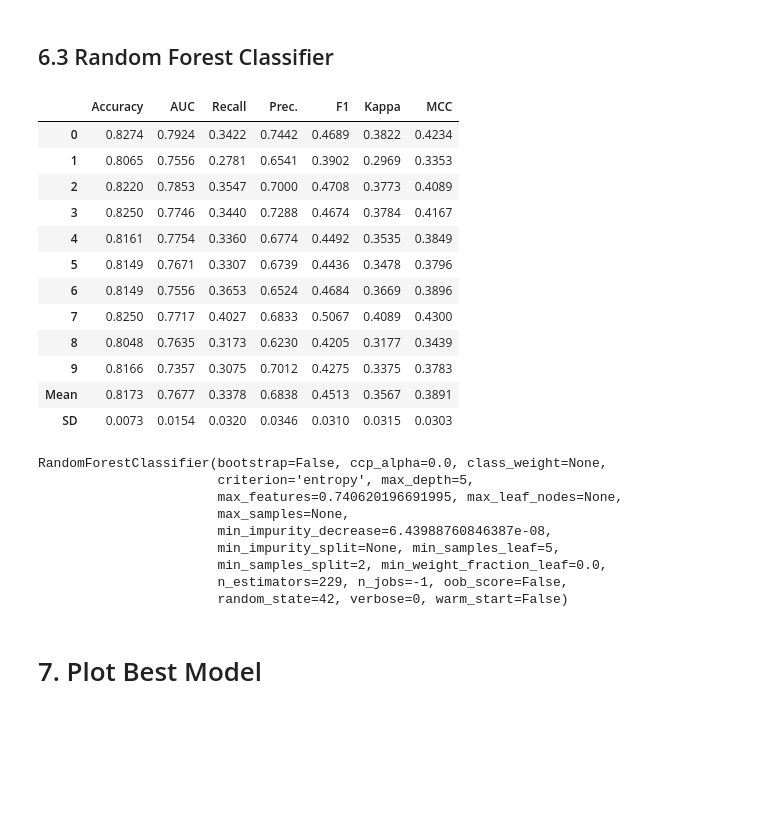
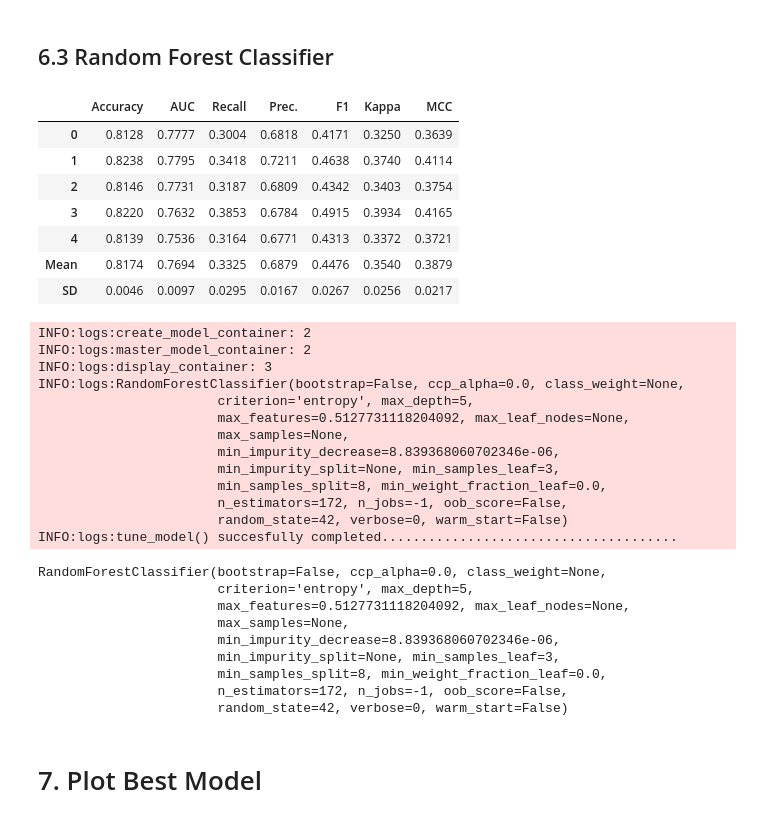
Before and after one commit to MaksonViini/Teste, a Jupyter notebook: Machine Learning Models/pycaret_classification.ipynb, the cells around one changed output. Drawn from its saved outputs; the diff is of its cells as text; code cells hidden in the pictures; blank space fills up the shorter version.

```diff
--- a/Machine Learning Models/pycaret_classification.ipynb
+++ b/Machine Learning Models/pycaret_classification.ipynb
@@ -324,33 +324,40 @@ KNeighborsClassifier(algorithm='auto', leaf_size=30, metric='euclidean',
 # %% [markdown]
 ## 6.3 Random Forest Classifier
 # %%
-tuned_clf = tune_model(clf, n_iter=10, search_library='tune-sklearn',
-                                      search_algorithm='bayesian')
+tuned_clf = tune_model(clf, n_iter=5, search_library='scikit-optimize', fold=5)
 # %% [output]
 |  | Accuracy | AUC | Recall | Prec. | F1 | Kappa | MCC |
-| 0 | 0.8274 | 0.7924 | 0.3422 | 0.7442 | 0.4689 | 0.3822 | 0.4234 |
-| 1 | 0.8065 | 0.7556 | 0.2781 | 0.6541 | 0.3902 | 0.2969 | 0.3353 |
-| 2 | 0.8220 | 0.7853 | 0.3547 | 0.7000 | 0.4708 | 0.3773 | 0.4089 |
-| 3 | 0.8250 | 0.7746 | 0.3440 | 0.7288 | 0.4674 | 0.3784 | 0.4167 |
-| 4 | 0.8161 | 0.7754 | 0.3360 | 0.6774 | 0.4492 | 0.3535 | 0.3849 |
-| 5 | 0.8149 | 0.7671 | 0.3307 | 0.6739 | 0.4436 | 0.3478 | 0.3796 |
-| 6 | 0.8149 | 0.7556 | 0.3653 | 0.6524 | 0.4684 | 0.3669 | 0.3896 |
-| 7 | 0.8250 | 0.7717 | 0.4027 | 0.6833 | 0.5067 | 0.4089 | 0.4300 |
-| 8 | 0.8048 | 0.7635 | 0.3173 | 0.6230 | 0.4205 | 0.3177 | 0.3439 |
-| 9 | 0.8166 | 0.7357 | 0.3075 | 0.7012 | 0.4275 | 0.3375 | 0.3783 |
-| Mean | 0.8173 | 0.7677 | 0.3378 | 0.6838 | 0.4513 | 0.3567 | 0.3891 |
-| SD | 0.0073 | 0.0154 | 0.0320 | 0.0346 | 0.0310 | 0.0315 | 0.0303 |
+| 0 | 0.8128 | 0.7777 | 0.3004 | 0.6818 | 0.4171 | 0.3250 | 0.3639 |
+| 1 | 0.8238 | 0.7795 | 0.3418 | 0.7211 | 0.4638 | 0.3740 | 0.4114 |
+| 2 | 0.8146 | 0.7731 | 0.3187 | 0.6809 | 0.4342 | 0.3403 | 0.3754 |
+| 3 | 0.8220 | 0.7632 | 0.3853 | 0.6784 | 0.4915 | 0.3934 | 0.4165 |
+| 4 | 0.8139 | 0.7536 | 0.3164 | 0.6771 | 0.4313 | 0.3372 | 0.3721 |
+| Mean | 0.8174 | 0.7694 | 0.3325 | 0.6879 | 0.4476 | 0.3540 | 0.3879 |
+| SD | 0.0046 | 0.0097 | 0.0295 | 0.0167 | 0.0267 | 0.0256 | 0.0217 |
+INFO:logs:create_model_container: 2
+INFO:logs:master_model_container: 2
+INFO:logs:display_container: 3
+INFO:logs:RandomForestClassifier(bootstrap=False, ccp_alpha=0.0, class_weight=None,
+                       criterion='entropy', max_depth=5,
+                       max_features=0.5127731118204092, max_leaf_nodes=None,
+                       max_samples=None,
+                       min_impurity_decrease=8.839368060702346e-06,
+                       min_impurity_split=None, min_samples_leaf=3,
+                       min_samples_split=8, min_weight_fraction_leaf=0.0,
+                       n_estimators=172, n_jobs=-1, oob_score=False,
+                       random_state=42, verbose=0, warm_start=False)
+INFO:logs:tune_model() succesfully completed......................................
 # %%
 print(tuned_clf)
 # %% [output]
 RandomForestClassifier(bootstrap=False, ccp_alpha=0.0, class_weight=None,
                        criterion='entropy', max_depth=5,
-                       max_features=0.740620196691995, max_leaf_nodes=None,
+                       max_features=0.5127731118204092, max_leaf_nodes=None,
                        max_samples=None,
-                       min_impurity_decrease=6.43988760846387e-08,
-                       min_impurity_split=None, min_samples_leaf=5,
-                       min_samples_split=2, min_weight_fraction_leaf=0.0,
-                       n_estimators=229, n_jobs=-1, oob_score=False,
+                       min_impurity_decrease=8.839368060702346e-06,
+                       min_impurity_split=None, min_samples_leaf=3,
+                       min_samples_split=8, min_weight_fraction_leaf=0.0,
+                       n_estimators=172, n_jobs=-1, oob_score=False,
                        random_state=42, verbose=0, warm_start=False)
 # %% [markdown]
 # 7. Plot Best Model
```
Also changed, not shown: parts of 5 cells of this notebook, 1 other file.
